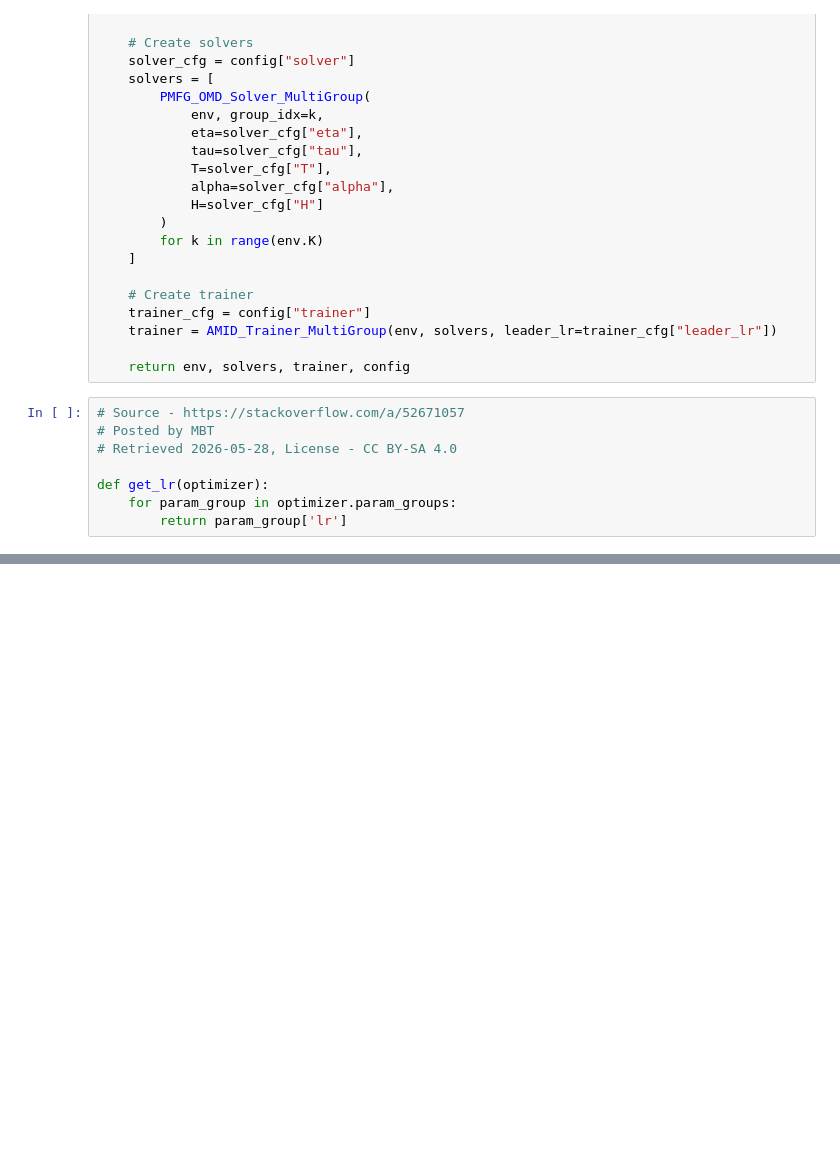
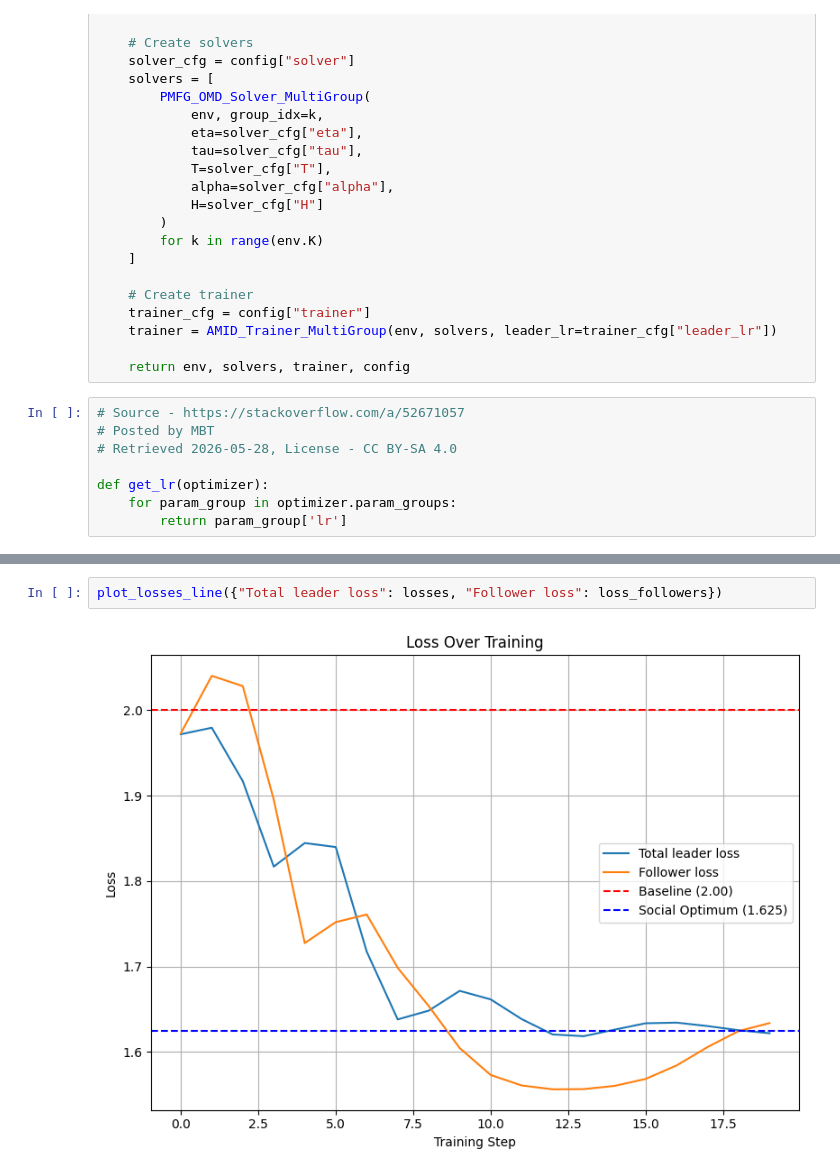
Before and after one commit to kbundaleski9000/thesis, a Jupyter notebook: helper - Copy.ipynb, the cells around one changed output, grey strips where cells are left out. Drawn from its saved outputs; the diff is of its cells as text; blank space fills up the shorter version.

```diff
--- a/helper - Copy.ipynb
+++ b/helper - Copy.ipynb
@@ -168,3 +169,7 @@ theta_list [torch.Size([1, 3, 5])]
+# %%
+plot_losses_line({"Total leader loss": losses, "Follower loss": loss_followers})
+# %% [output]
+[figure, added]
 # %%
 for i in range(final_flow.shape[0]):
     plot_heatmap(final_flow[i].cpu().detach().numpy(), mask=obstacles.cpu().detach().numpy(), title=f"Final Flow at t={i}", xlabel="Column", ylabel="Row")
```
Also changed, not shown: parts of 4 cells of this notebook, 4 other files.
